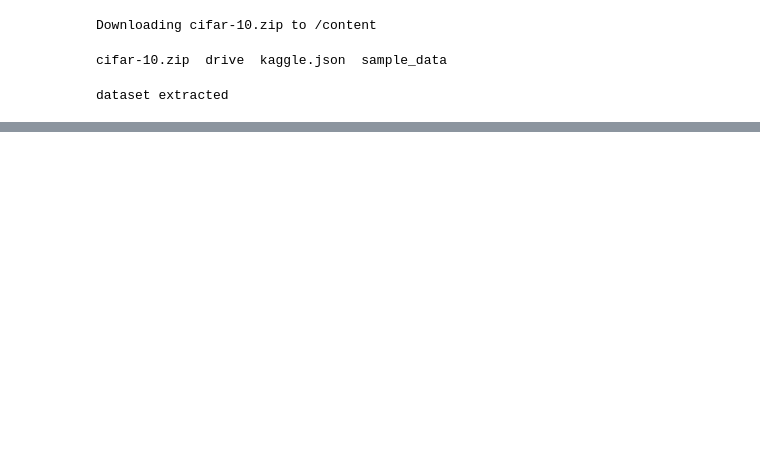
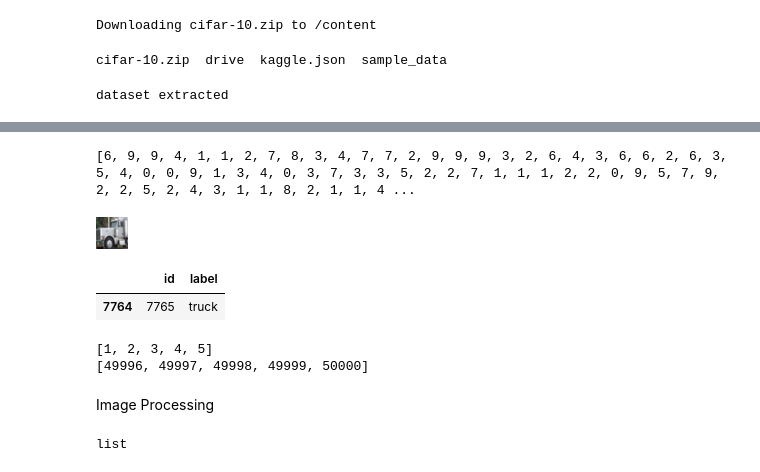
Before and after one commit to kumar291098/CIFAR-10---Object-Recognition-in-Images, a Jupyter notebook: CIFAR-10 - Object Recognition in Images.ipynb, the cells around one changed output, grey strips where cells are left out. Drawn from its saved outputs; the diff is of its cells as text; code cells hidden in the pictures; blank space fills up the shorter version.

Commit message:
Data download and extraction has completed

```diff
--- a/CIFAR-10 - Object Recognition in Images.ipynb
+++ b/CIFAR-10 - Object Recognition in Images.ipynb
@@ -23,0 +169,17 @@ dataset extracted
+# %%
+print(labels)
+# %% [output]
+[6, 9, 9, 4, 1, 1, 2, 7, 8, 3, 4, 7, 7, 2, 9, 9, 9, 3, 2, 6, 4, 3, 6, 6, 2, 6, 3, 5, 4, 0, 0, 9, 1, 3, 4, 0, 3, 7, 3, 3, 5, 2, 2, 7, 1, 1, 1, 2, 2, 0, 9, 5, 7, 9, 2, 2, 5, 2, 4, 3, 1, 1, 8, 2, 1, 1, 4 ...
+# %%
+# display samole images
+import cv2
+from google.colab.patches import cv2_imshow
+img= cv2.imread('/content/train/7765.png')
+cv2_imshow(img)
+# %% [output]
+[figure, added]
+# %%
+label_df[label_df['id']==7765]
+# %% [output]
+|  | id | label |
+| 7764 | 7765 | truck |
@@ -23,0 +188,8 @@ dataset extracted
+# %%
+print(id_list[:5])
+print(id_list[-5:])
+# %% [output]
+[1, 2, 3, 4, 5]
+[49996, 49997, 49998, 49999, 50000]
+# %% [markdown]
+Image Processing
@@ -23,0 +204,4 @@ dataset extracted
+# %%
+type(data)
+# %% [output]
+list
```
Also changed, not shown: parts of 27 cells of this notebook.
